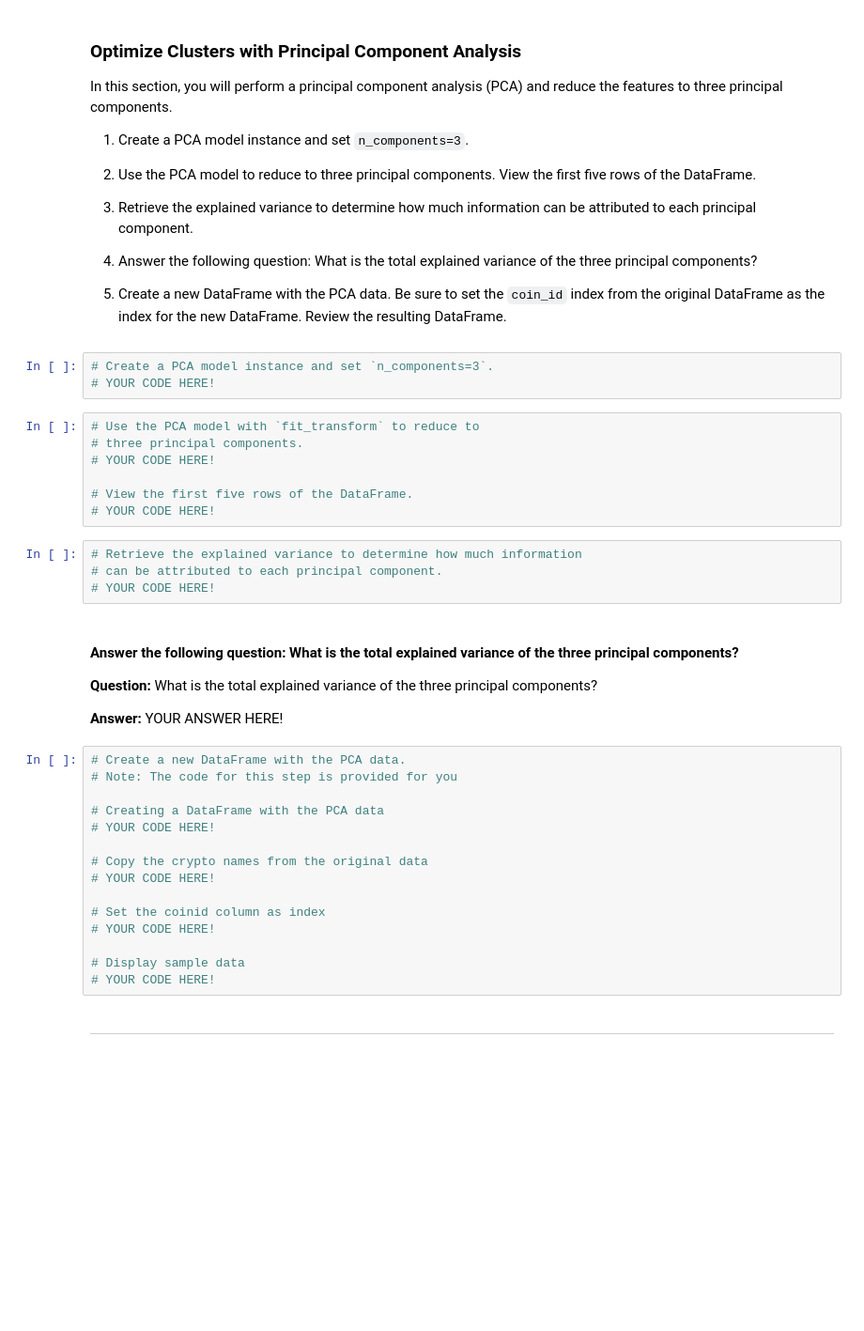
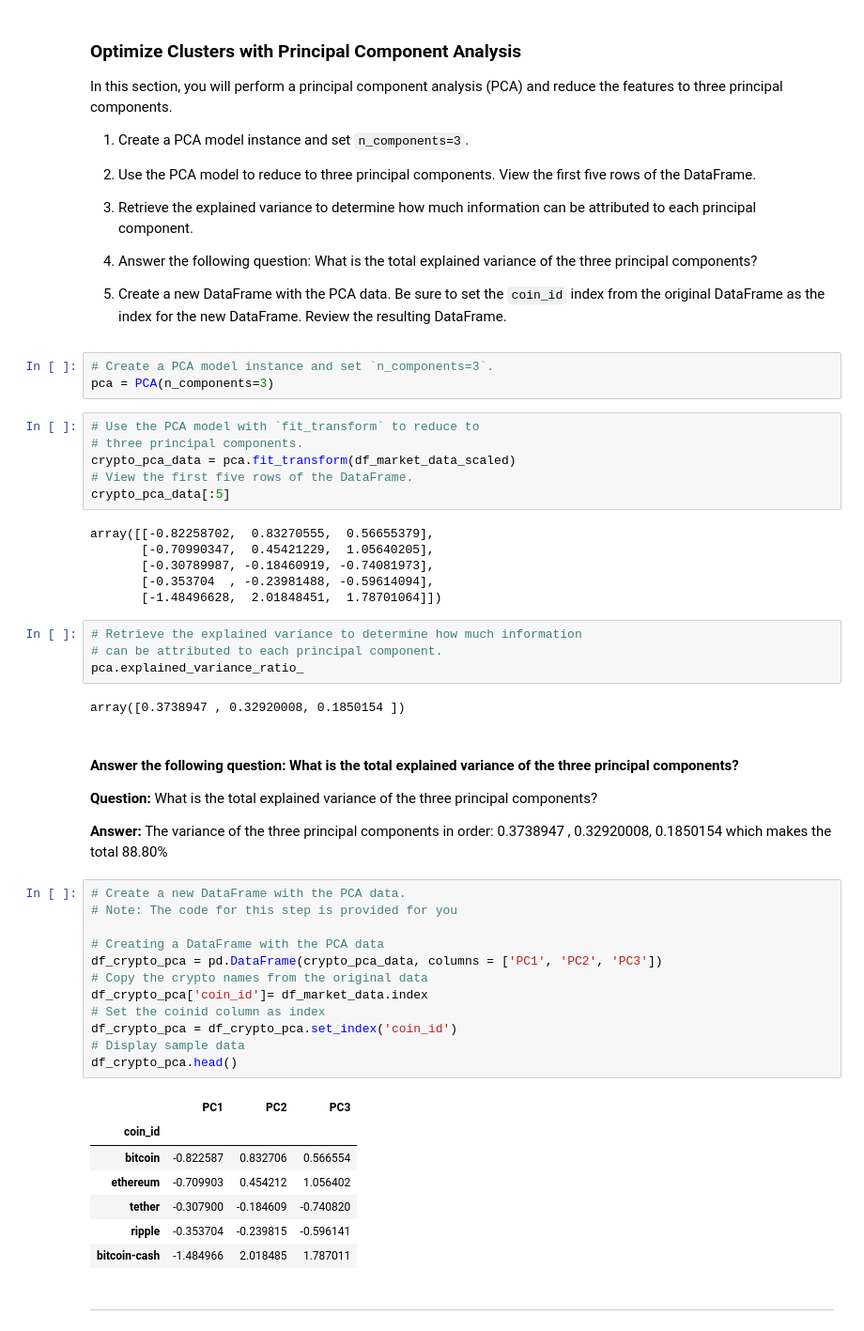
Before and after one commit to medina4595/crypto_visual_cluster, a Jupyter notebook: crypto_investments.ipynb, the cells around one changed output. Shown at 94% size. Saved outputs shown, nothing was run; the diff lists cells and outputs as text; blank space fills up the shorter version.

```diff
--- a/crypto_investments.ipynb
+++ b/crypto_investments.ipynb
@@ -242,39 +242,51 @@ In this section, you will perform a principal component analysis (PCA) and reduc
 5. Create a new DataFrame with the PCA data. Be sure to set the `coin_id` index from the original DataFrame as the index for the new DataFrame. Review the resulting DataFrame.
 # %%
 # Create a PCA model instance and set `n_components=3`.
-# YOUR CODE HERE!
+pca = PCA(n_components=3)
 # %%
 # Use the PCA model with `fit_transform` to reduce to
 # three principal components.
-# YOUR CODE HERE!
-
+crypto_pca_data = pca.fit_transform(df_market_data_scaled)
 # View the first five rows of the DataFrame.
-# YOUR CODE HERE!
+crypto_pca_data[:5]
+# %% [output]
+array([[-0.82258702,  0.83270555,  0.56655379],
+       [-0.70990347,  0.45421229,  1.05640205],
+       [-0.30789987, -0.18460919, -0.74081973],
+       [-0.353704  , -0.23981488, -0.59614094],
+       [-1.48496628,  2.01848451,  1.78701064]])
 # %%
 # Retrieve the explained variance to determine how much information
 # can be attributed to each principal component.
-# YOUR CODE HERE!
+pca.explained_variance_ratio_
+# %% [output]
+array([0.3738947 , 0.32920008, 0.1850154 ])
 # %% [markdown]
 #### Answer the following question: What is the total explained variance of the three principal components?
 
 **Question:** What is the total explained variance of the three principal components?
 
-**Answer:** YOUR ANSWER HERE!
+**Answer:** The variance of the three principal components in order: 0.3738947 , 0.32920008, 0.1850154 which makes the total 88.80%
 # %%
 # Create a new DataFrame with the PCA data.
 # Note: The code for this step is provided for you
 
 # Creating a DataFrame with the PCA data
-# YOUR CODE HERE!
-
+df_crypto_pca = pd.DataFrame(crypto_pca_data, columns = ['PC1', 'PC2', 'PC3'])
 # Copy the crypto names from the original data
-# YOUR CODE HERE!
-
+df_crypto_pca['coin_id']= df_market_data.index
 # Set the coinid column as index
-# YOUR CODE HERE!
-
+df_crypto_pca = df_crypto_pca.set_index('coin_id')
 # Display sample data
-# YOUR CODE HERE!
+df_crypto_pca.head()
+# %% [output]
+|  | PC1 | PC2 | PC3 |
+| coin_id |  |  |  |
+| bitcoin | -0.822587 | 0.832706 | 0.566554 |
+| ethereum | -0.709903 | 0.454212 | 1.056402 |
+| tether | -0.307900 | -0.184609 | -0.740820 |
+| ripple | -0.353704 | -0.239815 | -0.596141 |
+| bitcoin-cash | -1.484966 | 2.018485 | 1.787011 |
 # %% [markdown]
 ---
 # %% [markdown]
```
